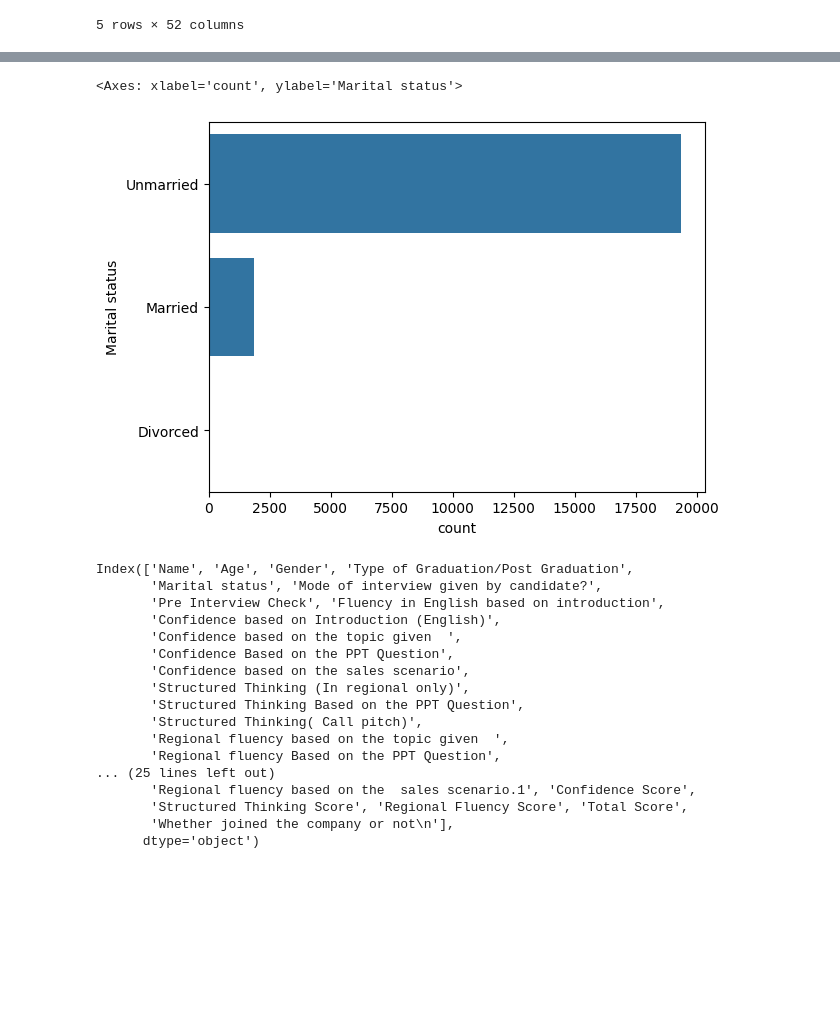
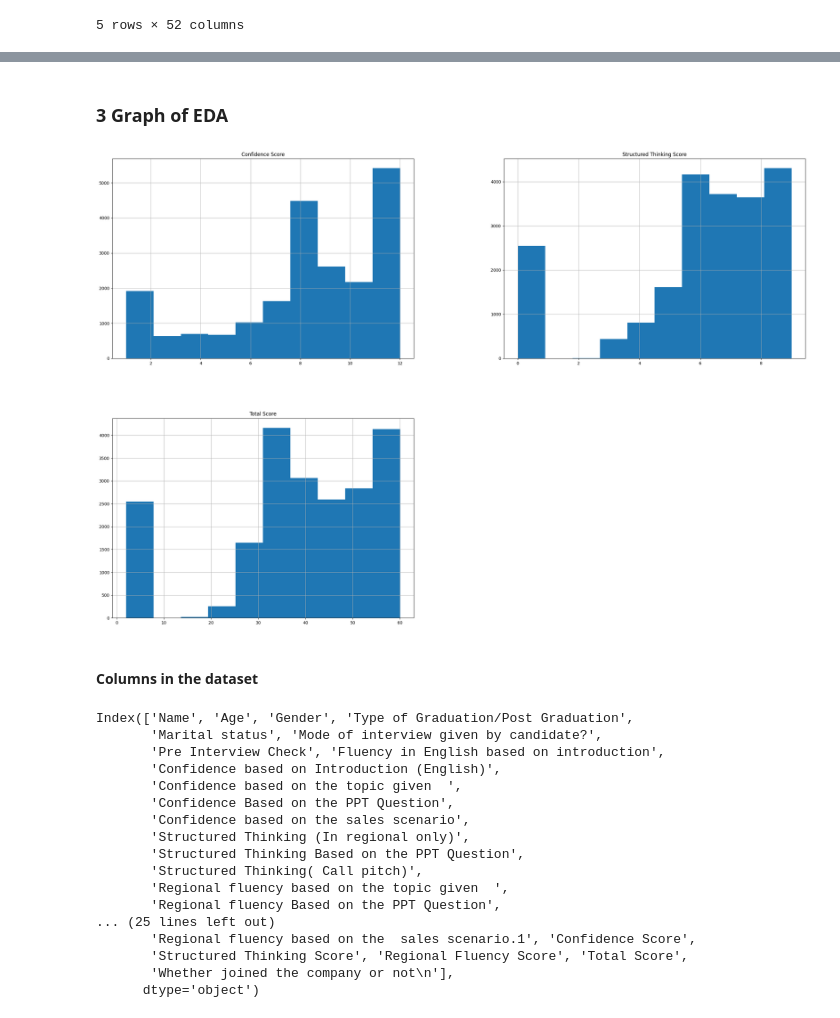
Before and after one commit to PrabhjeeSingh/MLInterview-Selection-Project, a Jupyter notebook: main.ipynb, the cells around one changed output, grey strips where cells are left out. Cells and saved outputs as stored; diff of their text form; code cells hidden in the pictures; blank space fills up the shorter version.

```diff
--- a/main.ipynb
+++ b/main.ipynb
@@ -13,0 +13,4 @@ Skipping, found downloaded files in "./interview-selection-dataset" (use force=T
+# %%
+# Getting the dataset from the github repo
+
+url = "https://raw.githubusercontent.com/PrabhjeeSingh/MLInterview-Selection-Project/main/DatasetFromKaggle.csv"
@@ -34,8 +32,14 @@ plt.show()
-# %%
-sns.countplot(data_df["Marital status"])
-# %% [output]
-<Axes: xlabel='count', ylabel='Marital status'>
-[figure, removed]
+# %% [markdown]
+### 3 Graph of EDA
+# %%
+columns = ["Confidence Score", "Structured Thinking Score", "Total Score"]
+data_df[columns].hist(figsize=(30, 20))
+# data_df.hist(figsize=(30,20))
+plt.show()
+# %% [output]
+[figure, added]
+# %% [markdown]
+#### Columns in the dataset
 # %%
 data_df.columns
 # %% [output]
```
Also changed, not shown: parts of 59 cells of this notebook.
